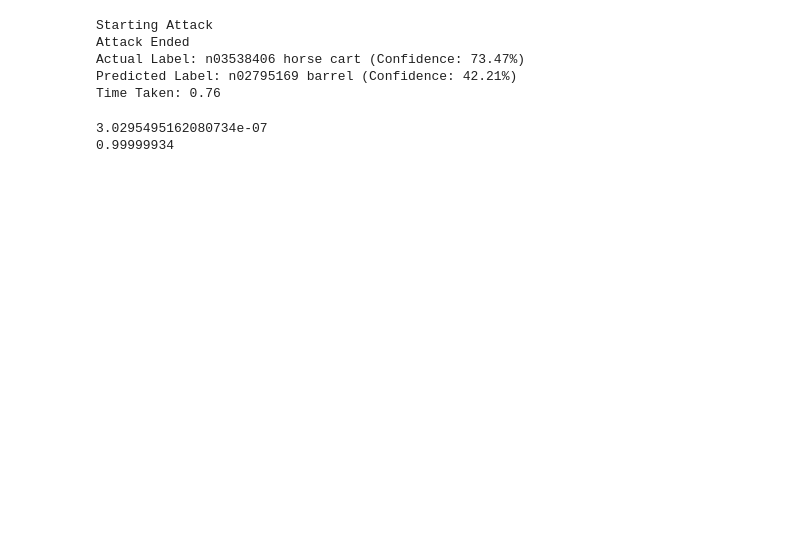
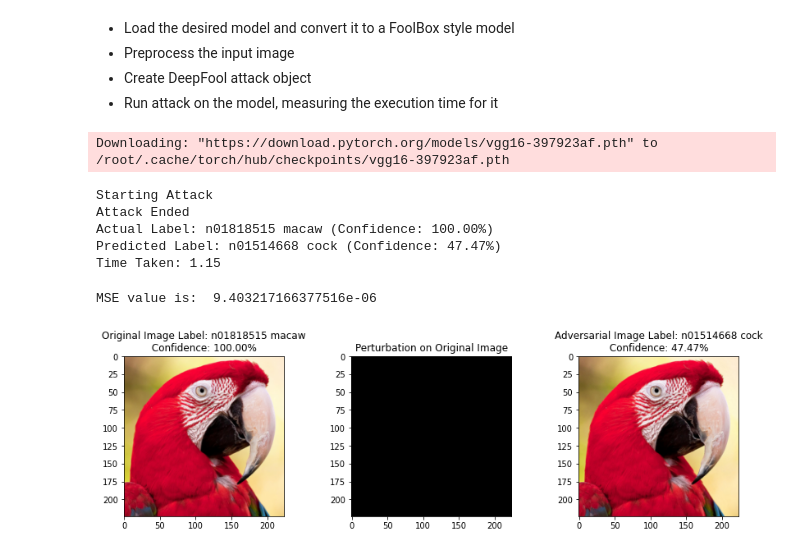
Before and after one commit to SafiyaJan/Attacking-Neural-Networks, a Jupyter notebook: DeepFool_Single.ipynb, the cells around one changed output. Cells and saved outputs as stored; diff of their text form; code cells hidden in the pictures; blank space fills up the shorter version.

Commit message:
Updated with comments + advs visual

```diff
--- a/DeepFool_Single.ipynb
+++ b/DeepFool_Single.ipynb
@@ -61,10 +61,15 @@ def mse(imageA, imageB):
     err = np.sum((imageA.astype("float") - imageB.astype("float")) ** 2)
     err /= float(imageA.shape[0] * imageA.shape[1])
     return err
+# %% [markdown]
+- Load the desired model and convert it to a FoolBox style model
+- Preprocess the input image
+- Create DeepFool attack object
+- Run attack on the model, measuring the execution time for it
 # %%
 model = models.vgg16(pretrained=True)
 fmodel = test_model(model)
-image = preprocess_orig_image("test_im2.jpg")
+image = preprocess_orig_image("test_im1.jpg")
 image = image.numpy()
 
 image_label = np.argmax(fmodel.forward_one(image))
@@ -87,16 +92,34 @@ print ("Actual Label:", str_label_orig, "(Confidence: %.2f%%) " % (orig_confiden
 print ("Predicted Label:", str_label_advs, "(Confidence: %.2f%%) " % (advs_confidence*100))
 print ("Time Taken: %.2f" % end_time)
 # %% [output]
-Starting Attack
-Attack Ended
-Actual Label: n03538406 horse cart (Confidence: 73.47%)
-Predicted Label: n02795169 barrel (Confidence: 42.21%)
-Time Taken: 0.76
+Downloading: "https://download.pytorch.org/models/vgg16-397923af.pth" to /root/.cache/torch/hub/checkpoints/vgg16-397923af.pth
+Starting Attack
+Attack Ended
+Actual Label: n01818515 macaw (Confidence: 100.00%)
+Predicted Label: n01514668 cock (Confidence: 47.47%)
+Time Taken: 1.15
 # %%
 orig = np.transpose(image, (1, 2, 0))
 pert = np.transpose(adversarial, (1, 2, 0))
-print (mse(orig,pert))
-print (calculate_cossim(orig,pert))
+print ("MSE value is: ",mse(orig,pert))
 # %% [output]
-3.0295495162080734e-07
-0.99999934
+MSE value is:  9.403217166377516e-06
+# %%
+plt.figure(figsize=(12, 8))
+
+plt.subplot(1, 3, 1)
+plt.imshow(orig)
+plt.title("Original Image Label: " + str_label_orig + "\n Confidence: %.2f%% " % (orig_confidence*100))
+
+plt.subplot(1, 3, 2)
+plt.imshow(abs(pert-orig),cmap='gray')
+plt.title("Perturbation on Original Image")
+
+plt.subplot(1, 3, 3)
+plt.imshow(pert)
+plt.title("Adversarial Image Label: " + str_label_advs + "\n Confidence: %.2f%% " % (advs_confidence*100))
+
+plt.tight_layout(pad=3.0)
+plt.show()
+# %% [output]
+[figure, added]
```
Also changed, not shown: parts of 1 cell of this notebook.
